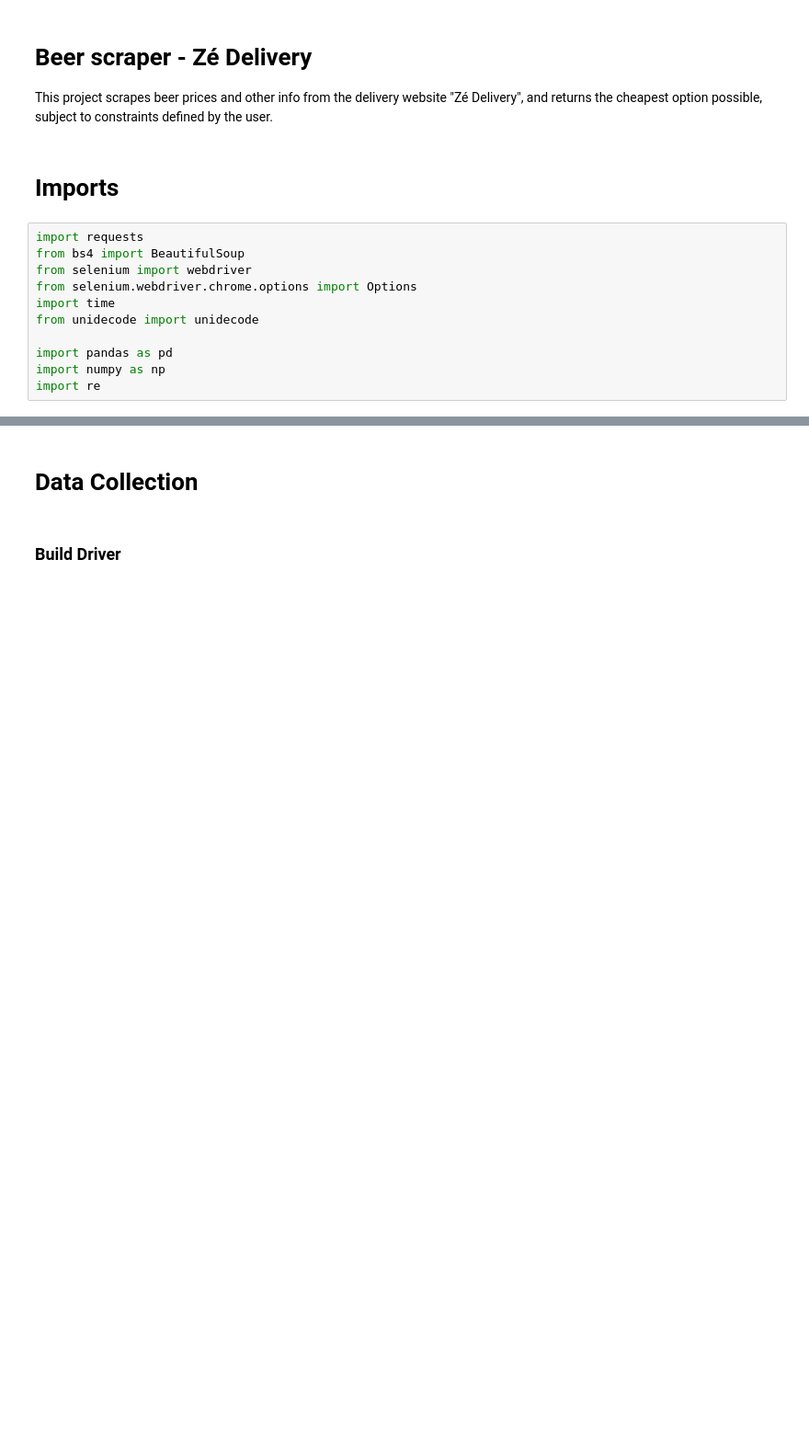
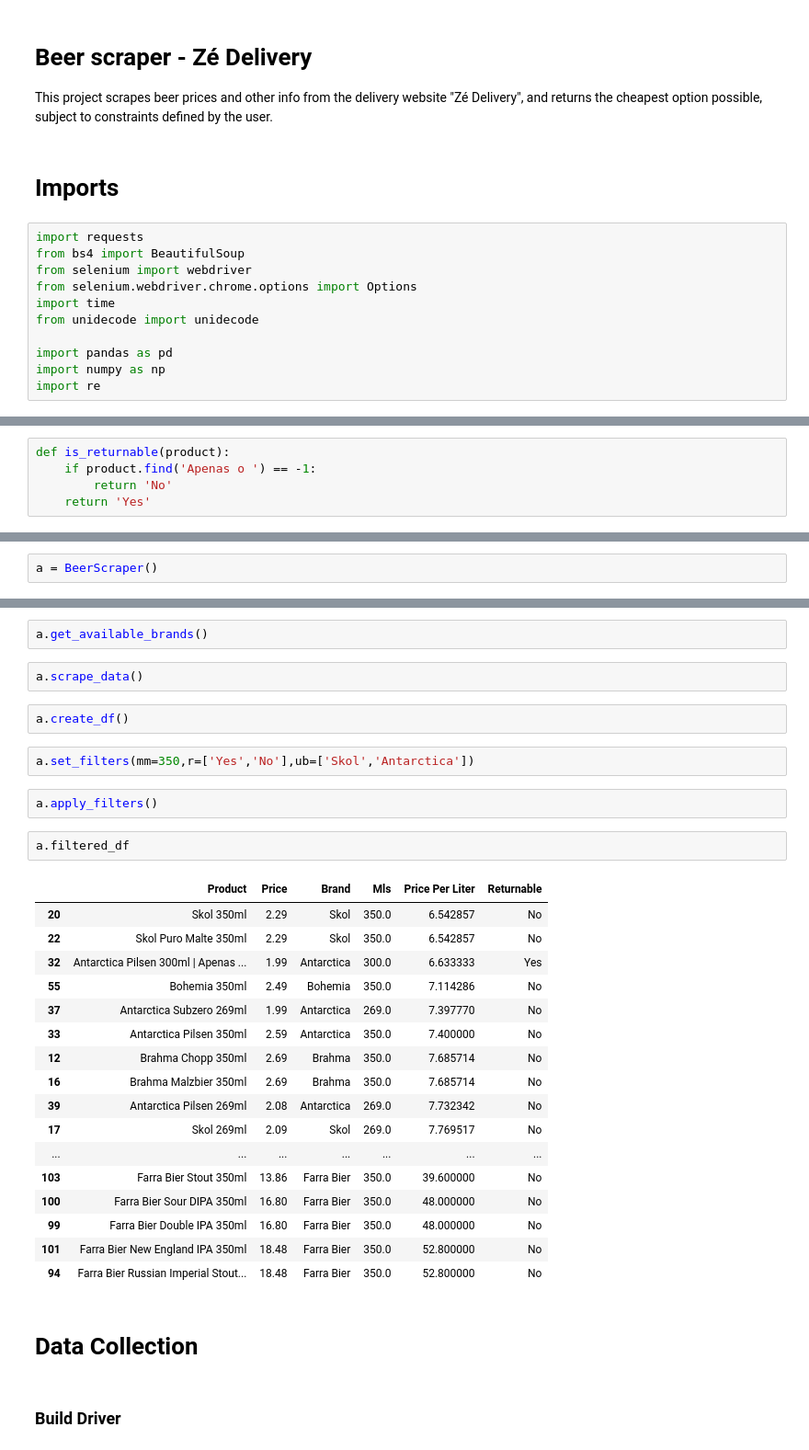
Before and after one commit to pratesbruno/cheapest_beer_ze, a Jupyter notebook: notebooks/beer_scraper_ze.ipynb, the cells around one changed output, grey strips where cells are left out. Shown at 92% size. Drawn from its saved outputs; the diff is of its cells as text; blank space fills up the shorter version.

```diff
--- a/notebooks/beer_scraper_ze.ipynb
+++ b/notebooks/beer_scraper_ze.ipynb
@@ -17,0 +45,5 @@ import re
+# %%
+def is_returnable(product):
+    if product.find('Apenas o ') == -1:
+        return 'No'
+    return 'Yes'
@@ -17,0 +138,2 @@ import re
+# %%
+a = BeerScraper()
@@ -18,3 +144,33 @@ import re
+# %%
+a.get_available_brands()
+# %%
+a.scrape_data()
+# %%
+a.create_df()
+# %%
+a.set_filters(mm=350,r=['Yes','No'],ub=['Skol','Antarctica'])
+# %%
+a.apply_filters()
+# %%
+a.filtered_df
+# %% [output]
+|  | Product | Price | Brand | Mls | Price Per Liter | Returnable |
+| 20 | Skol 350ml | 2.29 | Skol | 350.0 | 6.542857 | No |
+| 22 | Skol Puro Malte 350ml | 2.29 | Skol | 350.0 | 6.542857 | No |
+| 32 | Antarctica Pilsen 300ml | Apenas ... | 1.99 | Antarctica | 300.0 | 6.633333 | Yes |
+| 55 | Bohemia 350ml | 2.49 | Bohemia | 350.0 | 7.114286 | No |
+| 37 | Antarctica Subzero 269ml | 1.99 | Antarctica | 269.0 | 7.397770 | No |
+| 33 | Antarctica Pilsen 350ml | 2.59 | Antarctica | 350.0 | 7.400000 | No |
+| 12 | Brahma Chopp 350ml | 2.69 | Brahma | 350.0 | 7.685714 | No |
+| 16 | Brahma Malzbier 350ml | 2.69 | Brahma | 350.0 | 7.685714 | No |
+| 39 | Antarctica Pilsen 269ml | 2.08 | Antarctica | 269.0 | 7.732342 | No |
+| 17 | Skol 269ml | 2.09 | Skol | 269.0 | 7.769517 | No |
+| ... | ... | ... | ... | ... | ... | ... |
+| 103 | Farra Bier Stout 350ml | 13.86 | Farra Bier | 350.0 | 39.600000 | No |
+| 100 | Farra Bier Sour DIPA 350ml | 16.80 | Farra Bier | 350.0 | 48.000000 | No |
+| 99 | Farra Bier Double IPA 350ml | 16.80 | Farra Bier | 350.0 | 48.000000 | No |
+| 101 | Farra Bier New England IPA 350ml | 18.48 | Farra Bier | 350.0 | 52.800000 | No |
+| 94 | Farra Bier Russian Imperial Stout... | 18.48 | Farra Bier | 350.0 | 52.800000 | No |
 # %% [markdown]
 # Data Collection
 # %% [markdown]
```
Also changed, not shown: parts of 10 cells of this notebook.
